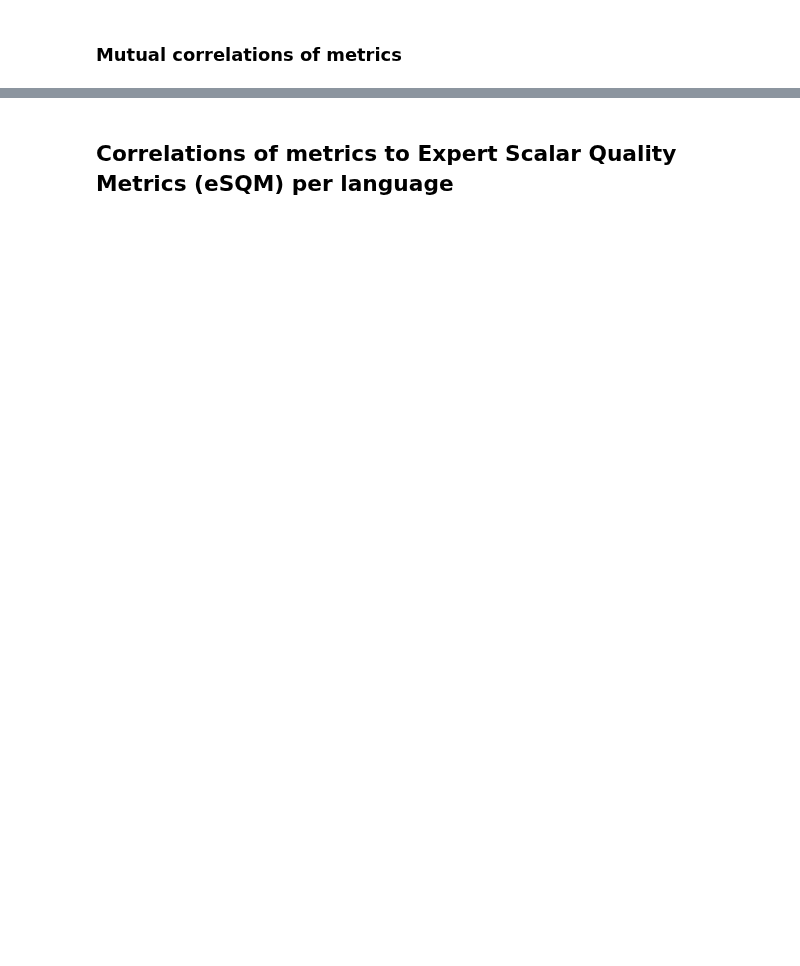
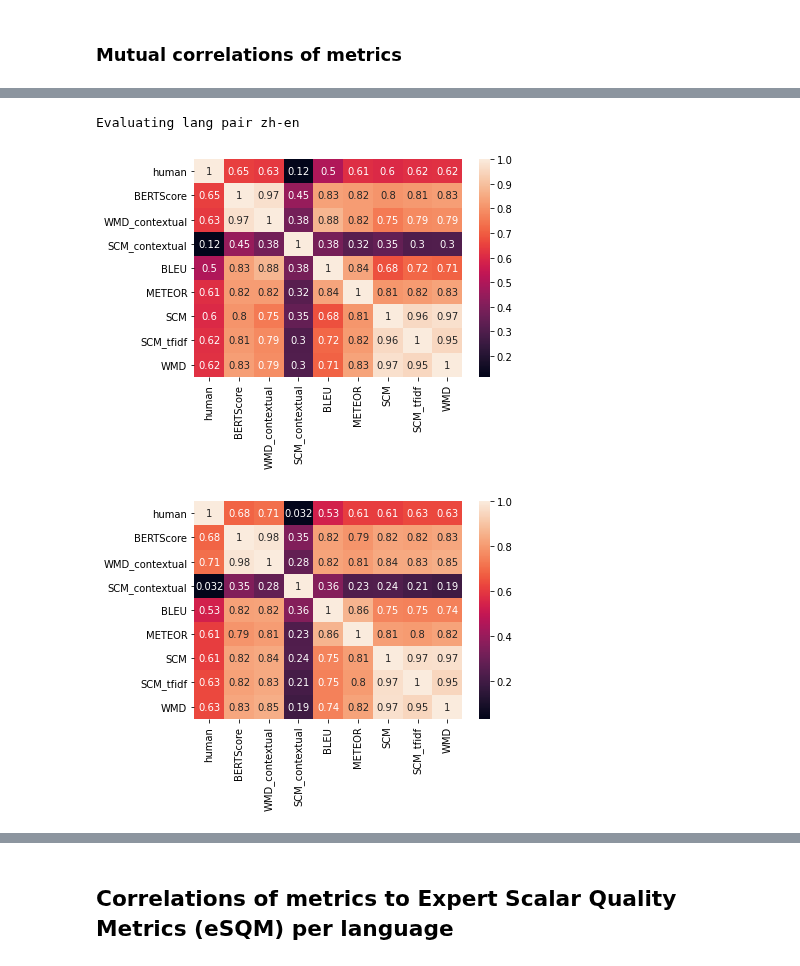
Before and after one commit to MIR-MU/regemt, a Jupyter notebook: correlations_psqm.ipynb, the cells around one changed output, grey strips where cells are left out. Saved outputs shown, nothing was run; the diff lists cells and outputs as text; code cells hidden in the pictures; blank space fills up the shorter version.

```diff
--- a/correlations_psqm.ipynb
+++ b/correlations_psqm.ipynb
@@ -72,0 +80,39 @@ Evaluating lang pair zh-en
+# %%
+metrics = [
+    BERTScore(tgt_lang="en"),
+    ContextualWMD(tgt_lang="en"),
+    ContextualSCM(tgt_lang="en"),
+    BLEU(),
+    METEOR(),
+    SCM(tgt_lang="en", use_tfidf=False),
+    SCM(tgt_lang="en", use_tfidf=True),
+    WMD(tgt_lang="en"),
+]
+
+correlations = {m.label: {} for m in metrics}
+correlations["human"] = {}
+
+correlations_p = correlations.copy()
+reports = []
+langs = Evaluator.langs_qm
+
+selected_lang_pairs = [pair for pair in langs if pair.split("-")[-1] == "en"]
+
+for lang_pair in selected_lang_pairs:
+    print("Evaluating lang pair %s" % lang_pair)
+    evaluator = Evaluator("data_dir", lang_pair, metrics, judgements_type="MQM")
+    report = evaluator.evaluate()
+    reports.append(report)
+
+    human_judgements = report["human"]
+#     for metric_label, vals in report.items():
+#         correlations[metric_label][lang_pair] = spearmanr(vals, human_judgements).correlation
+#         correlations_p[metric_label][lang_pair] = pearsonr(vals, human_judgements)[0]
+
+    sns.heatmap(pd.DataFrame(report).applymap(float).corr(method="pearson").applymap(abs), annot=True)
+    plt.show()
+    sns.heatmap(pd.DataFrame(report).applymap(float).corr(method="spearman").applymap(abs), annot=True)
+    plt.show()
+
+# corrs_df = pd.DataFrame(correlations)
+# %% [output]
@@ -72,0 +136,3 @@ Evaluating lang pair zh-en
+Evaluating lang pair zh-en
+[figure, added]
+[figure, added]
```
Also changed, not shown: parts of 11 cells of this notebook.
